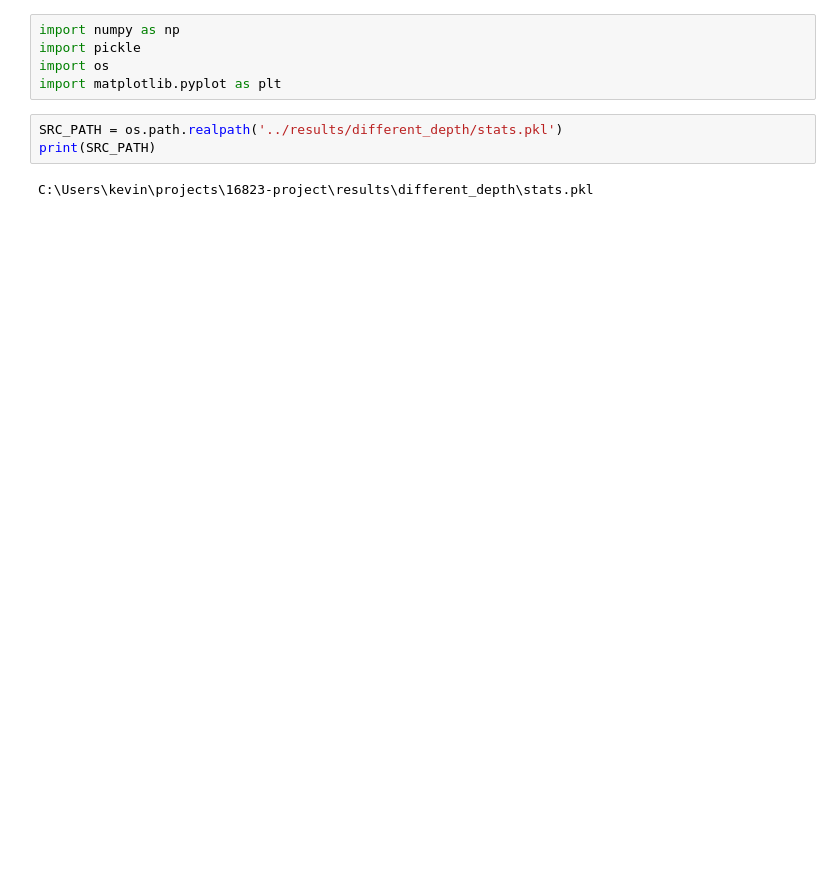
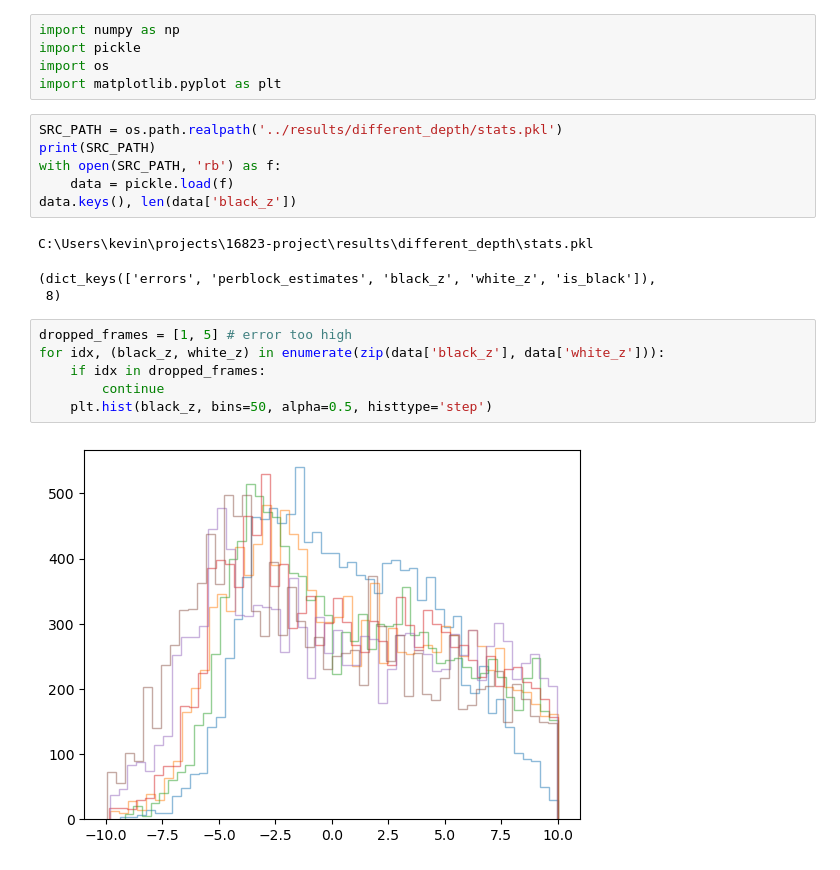
Before and after one commit to tianwen-fu/16823-project, a Jupyter notebook: notebooks/aggregate_histograms.ipynb, the cells around one changed output. Drawn from its saved outputs; the diff is of its cells as text; blank space fills up the shorter version.

```diff
--- a/notebooks/aggregate_histograms.ipynb
+++ b/notebooks/aggregate_histograms.ipynb
@@ -6,6 +6,19 @@ import matplotlib.pyplot as plt
 # %%
 SRC_PATH = os.path.realpath('../results/different_depth/stats.pkl')
 print(SRC_PATH)
+with open(SRC_PATH, 'rb') as f:
+    data = pickle.load(f)
+data.keys(), len(data['black_z'])
 # %% [output]
 C:\Users\kevin\projects\16823-project\results\different_depth\stats.pkl
+(dict_keys(['errors', 'perblock_estimates', 'black_z', 'white_z', 'is_black']),
+ 8)
+# %%
+dropped_frames = [1, 5] # error too high
+for idx, (black_z, white_z) in enumerate(zip(data['black_z'], data['white_z'])):
+    if idx in dropped_frames:
+        continue
+    plt.hist(black_z, bins=50, alpha=0.5, histtype='step')
+# %% [output]
+[figure, added]
 # %%
```
Also changed, not shown: parts of 2 cells of this notebook.
